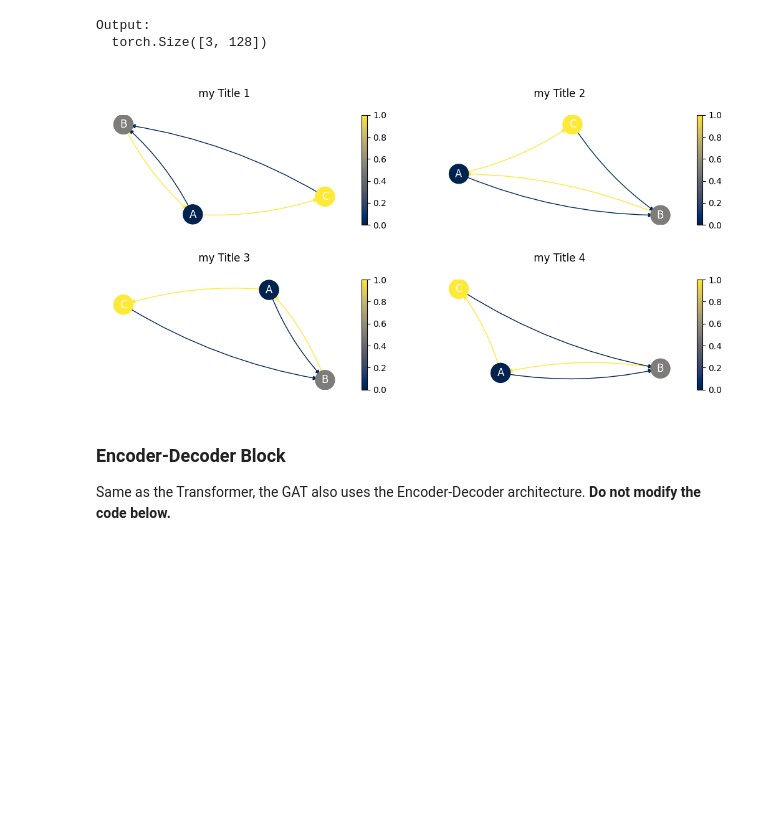
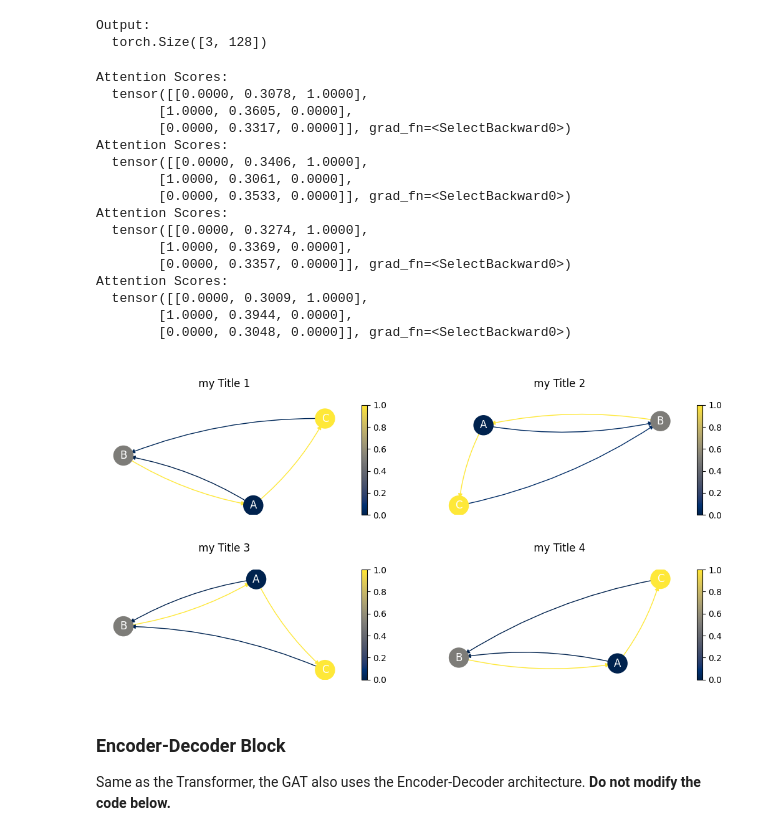
Before and after one commit to LM1997610/AdvancedML, a Jupyter notebook: Assignment_3/Theory/AML_theory_inprogress.ipynb, the cells around one changed output. Cells and saved outputs as stored; diff of their text form; code cells hidden in the pictures; blank space fills up the shorter version.

```diff
--- a/Assignment_3/Theory/AML_theory_inprogress.ipynb
+++ b/Assignment_3/Theory/AML_theory_inprogress.ipynb
@@ -1038,21 +1037,37 @@ Output:
 # %%
 fig, axes = plt.subplots(2, 2, figsize=(11, 5))
 fig.tight_layout()
+
 plt.subplots_adjust(wspace=0.1, hspace=0.5)
 
 for i in range(attention_scores.shape[0]):
 
-    #print('Attention Scores:\n ', attention_scores[i])
+    print('Attention Scores:\n ', attention_scores[i])
 
-    row = i // 2
-    col = i % 2
+    row, col = i//2, i%2
     ax = axes[row, col]
 
     ax = plot_graph((np.round(attention_scores.detach().numpy(),2))[i], labels={0: 'A', 1: 'B', 2: 'C'}, ax = ax)
     ax.set_title(f'\n my Title {i + 1} \n')
 plt.show()
 # %% [output]
+Attention Scores:
+  tensor([[0.0000, 0.3078, 1.0000],
+        [1.0000, 0.3605, 0.0000],
+        [0.0000, 0.3317, 0.0000]], grad_fn=<SelectBackward0>)
+Attention Scores:
+  tensor([[0.0000, 0.3406, 1.0000],
+        [1.0000, 0.3061, 0.0000],
+        [0.0000, 0.3533, 0.0000]], grad_fn=<SelectBackward0>)
+Attention Scores:
+  tensor([[0.0000, 0.3274, 1.0000],
+        [1.0000, 0.3369, 0.0000],
+        [0.0000, 0.3357, 0.0000]], grad_fn=<SelectBackward0>)
+Attention Scores:
+  tensor([[0.0000, 0.3009, 1.0000],
+        [1.0000, 0.3944, 0.0000],
+        [0.0000, 0.3048, 0.0000]], grad_fn=<SelectBackward0>)
-[figure, old version]
+[figure, new version]
 # %% [markdown]
 ### Encoder-Decoder Block
 
```
Also changed, not shown: parts of 1 cell of this notebook.
